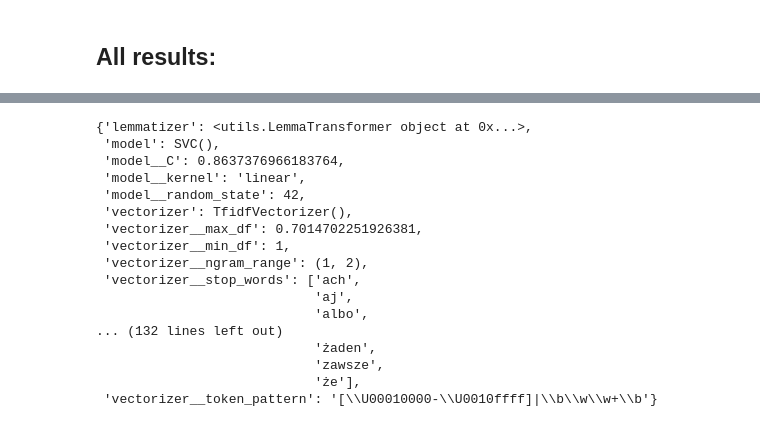
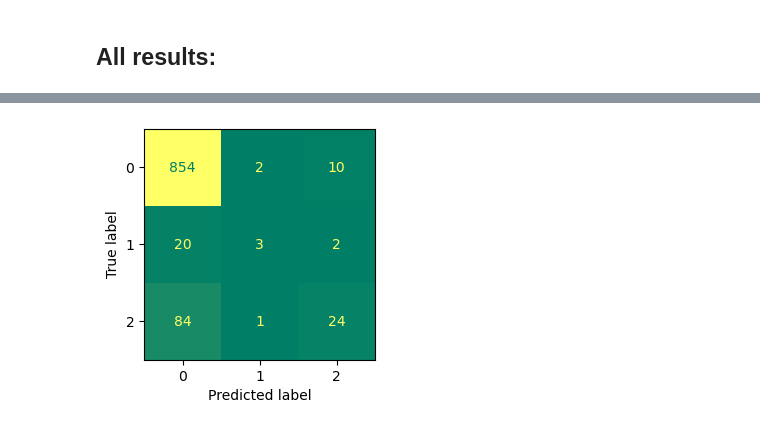
Before and after one commit to k-katarzyna/Cyberbullying_Hatespeech_Detection, a Jupyter notebook: Poleval_2019/main.ipynb, the cells around one changed output, grey strips where cells are left out. Saved outputs shown, nothing was run; the diff lists cells and outputs as text; code cells hidden in the pictures.

```diff
--- a/Poleval_2019/main.ipynb
+++ b/Poleval_2019/main.ipynb
@@ -383,28 +389,16 @@ results
 | 0.394 | 0.815 | BalancedBaggingClassifier | balanced_ensembles | 0.464 | 0.860 | 0.482 | 0.403 | 26.170 |
 | 0.369 | 0.825 | DecisionTreeClassifier | over_sampling | 0.410 | 0.858 | 0.420 | 0.378 | 3.470 |
 # %%
-# best params
+# load best params dictionary
 test = results.iloc[0]["test"]
 clf = results.iloc[0]["model"]
 
 with open(f"results/params_artifacts/{test}/{clf}.pkl", "rb") as f:
     loaded_dict = pickle.load(f)
-pprint(loaded_dict)
+
+# set best params, fit estimator and display confusion matrix
+best_pipeline = imb_pipeline.set_params(**loaded_dict)
+best_pipeline.fit(train_data, train_labels)
+display_confusion_matrix(best_pipeline, test_data, test_labels)
 # %% [output]
-{'lemmatizer': <utils.LemmaTransformer object at 0x...>,
- 'model': SVC(),
- 'model__C': 0.8637376966183764,
- 'model__kernel': 'linear',
- 'model__random_state': 42,
- 'vectorizer': TfidfVectorizer(),
- 'vectorizer__max_df': 0.7014702251926381,
- 'vectorizer__min_df': 1,
- 'vectorizer__ngram_range': (1, 2),
- 'vectorizer__stop_words': ['ach',
-                            'aj',
-                            'albo',
-... (132 lines left out)
-                            'żaden',
-                            'zawsze',
-                            'że'],
- 'vectorizer__token_pattern': '[\\U00010000-\\U0010ffff]|\\b\\w\\w+\\b'}
+[figure, added]
```
Also changed, not shown: parts of 3 cells of this notebook, 1 other file.
